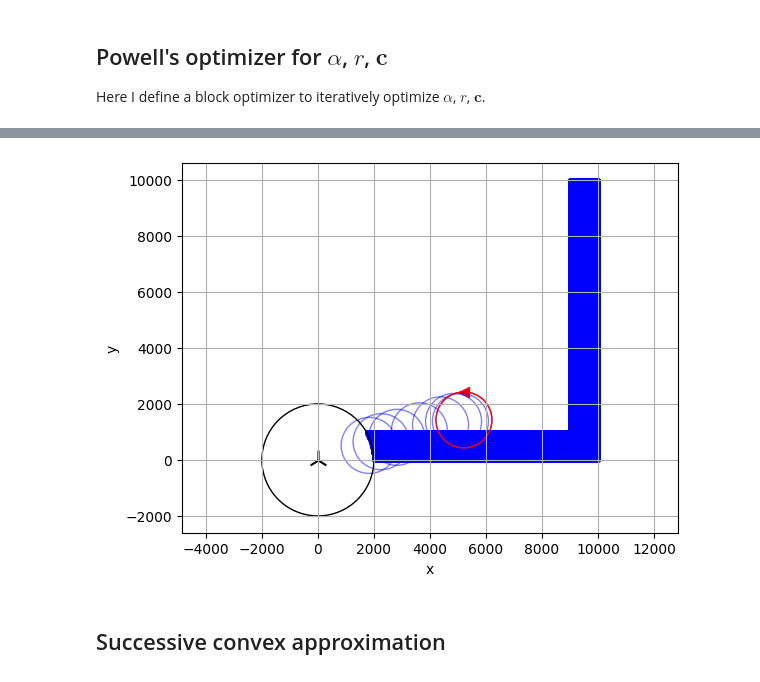
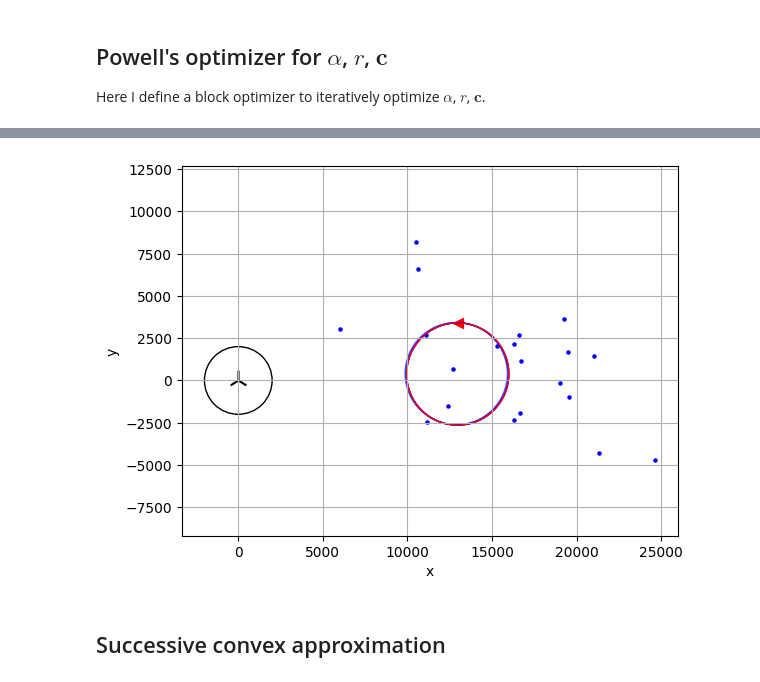
Before and after one commit to danielbonkowsky/uav-optimization, a Jupyter notebook: montecarlo-simulation/simulation.ipynb, the cells around one changed output, grey strips where cells are left out. Cells and saved outputs as stored; diff of their text form; code cells hidden in the pictures.

Commit message:
Added user scheduling with good results

```diff
--- a/montecarlo-simulation/simulation.ipynb
+++ b/montecarlo-simulation/simulation.ipynb
@@ -126,7 +127,15 @@ def meanSE(alpha, r, cx, cy, users, schedule):
 ## $\alpha$ Optimizer
 Here I will define an optimizer to find the optimal $\alpha$ for a fixed $r$, $\mathbf{c}$.
 # %%
-def optimize_alpha(r, cx, cy, users, schedule, verbose=False):
+def optimize_alpha(r,
+                   cx,
+                   cy,
+                   a,
+                   users=users,
+                   AU=AU,
+                   AB=AB,
+                   verbose=False):
+
     # Compute UAV position at each timeslot
     ax = cx + r*cos_th
     ay = cy + r*sin_th
@@ -134,16 +143,15 @@ def optimize_alpha(r, cx, cy, users, schedule, verbose=False):
     # Compute squared distances
     snk0 = []
     for n in range(N):
-        idxs = np.asarray(schedule[n], dtype=int)
-        dx = ax[n] - users[idxs, 0]
-        dy = ay[n] - users[idxs, 1]
+        dx = ax[n] - users[:, 0]
+        dy = ay[n] - users[:, 1]
         snk0.append(dx*dx + dy*dy + H*H)
     sbn0 = (ax*ax + ay*ay + H*H)
 
     # Compute an and bn
     an = []
     for n in range(N):
-        an.append(np.sum(np.log2(1.0 + AU/snk0[n])))
+        an.append(np.sum(a[n] * np.log2(1.0 + AU/snk0[n])))
     bn = np.log2(1.0 + AB/sbn0)
 
     alpha_var = cp.Variable()
@@ -151,7 +159,7 @@ def optimize_alpha(r, cx, cy, users, schedule, verbose=False):
     cons = []
 
     for n in range(N):
-        cons += [ tn_var[n] <= (alpha_var / M) * an[n] ]
+        cons += [ tn_var[n] <= (alpha_var/M) * an[n] ]
         cons += [ tn_var[n] <= (1 - alpha_var) * bn[n] ]
 
     cons += [alpha_var >= 0, alpha_var <= 1]
@@ -169,23 +254,31 @@ def optimize_alpha(r, cx, cy, users, schedule, verbose=False):
 ## Powell's optimizer for $\alpha$, $r$, $\mathbf{c}$
 Here I define a block optimizer to iteratively optimize $\alpha$, $r$, $\mathbf{c}$.
 # %%
-def objective(params, alpha, users, schedule):
+def objective(params, alpha, a, users, AU, AB):
     r, cx, cy = params
-    return -meanSE(alpha, r, cx, cy, users, schedule)
+    return -meanSE(alpha,
+                   r,
+                   cx,
+                   cy,
+                   a,
+                   users=users,
+                   AU=AU,
+                   AB=AB)
 
 def powells_optimizer(
                     alpha0,
                     r0,
                     cx0,
                     cy0,
-                    rbounds,
-                    cxbounds,
-                    cybounds,
-                    users,
-                    schedule,
+                    rbounds=(r_min, r_max),
+                    cxbounds=(cx_min, cx_max),
+                    cybounds=(cy_min, cy_max),
+                    users=users,
+                    AU=AU,
+                    AB=AB,
                     tolerance=1e-3
 ):
-    # Initialize values
+
     alpha = alpha0
     r = r0
     cx = cx0
@@ -198,13 +291,30 @@ def powells_optimizer(
     it = 0
     while True:
         print(f'Powell\'s Optimizer Iteration {it}')
+        print(f'    Values at iteration {it}: alpha = {alpha}, r={r}, c=({cx}, {cy})')
 
-        alpha = optimize_alpha(r, cx, cy, users, schedule)
+        a = optimize_a(alpha,
+                       r,
+                       cx,
+                       cy,
+                       users=users,
+                       AU=AU,
+                       AB=AB)
+        print('    User scheduling optimized')
+
+        alpha = optimize_alpha(r,
+                               cx,
+                               cy,
+                               a,
+                               users=users,
+                               AU=AU,
+                               AB=AB)
+        print('    Timeshare optimized')
 
         result = minimize(
                     objective,
                     [r,cx,cy],
-                    args=(alpha, users, schedule),
+                    args=(alpha, a, users, AU, AB),
                     method='Powell',
                     bounds=bounds,
                     options={
@@ -213,12 +323,19 @@ def powells_optimizer(
                         'ftol':1e-3
                     }
         )
-        print(f'    result.message: {result.message}')
+        print(f'    Trajectory optimized, result.message: {result.message}')
         print()
 
         r, cx, cy = result.x
 
-        obj_history.append(meanSE(alpha, r, cx, cy, users, schedule))
+        obj_history.append(meanSE(alpha,
+                                  r,
+                                  cx,
+                                  cy,
+                                  a,
+                                  users=users,
+                                  AU=AU,
+                                  AB=AB))
         traj_history.append((r, cx, cy))
 
         if it > 0:
@@ -226,28 +343,20 @@ def powells_optimizer(
                 break
         it += 1
 
-    return alpha, traj_history
+    return alpha, a, traj_history
 
 alpha0 = 0.5
 r0 = (r_min + r_max) / 2
 cx0 = (cx_min + cx_max) / 2
 cy0 = (cy_min + cy_max) / 2
 
-alpha_opt, traj_hist = powells_optimizer(
-                            alpha0,
-                            r0,
-                            cx0,
-                            cy0,
-                            (r_min, r_max),
-                            (cx_min, cx_max),
-                            (cy_min, cy_max),
-                            users,
-                            random_schedule)
+alpha_opt, a_opt, traj_hist = powells_optimizer(alpha0, r0, cx0, cy0)
 r_opt, cx_opt, cy_opt = traj_hist[-1]
+
 print(f'Optimal alpha: {alpha_opt}')
 print(f'Optimal radius: {r_opt}')
 print(f'Optimal center point: ({cx_opt}, {cy_opt})')
-print(f'Achievable SE: {meanSE(alpha_opt, r_opt, cx_opt, cy_opt, users, random_schedule)}')
+print(f'Achievable SE: {meanSE(alpha_opt, r_opt, cx_opt, cy_opt, a_opt)}')
 
 xs, ys = zip(*users)
 plt.scatter(xs, ys, c='b', marker='o', s=5)
@@ -292,4 +401,4 @@ Achievable SE: 3.0828343182029965
-[figure, old version]
+[figure, new version]
 # %% [markdown]
 ## Successive convex approximation
 # %%
```
Also changed, not shown: parts of 21 cells of this notebook.
